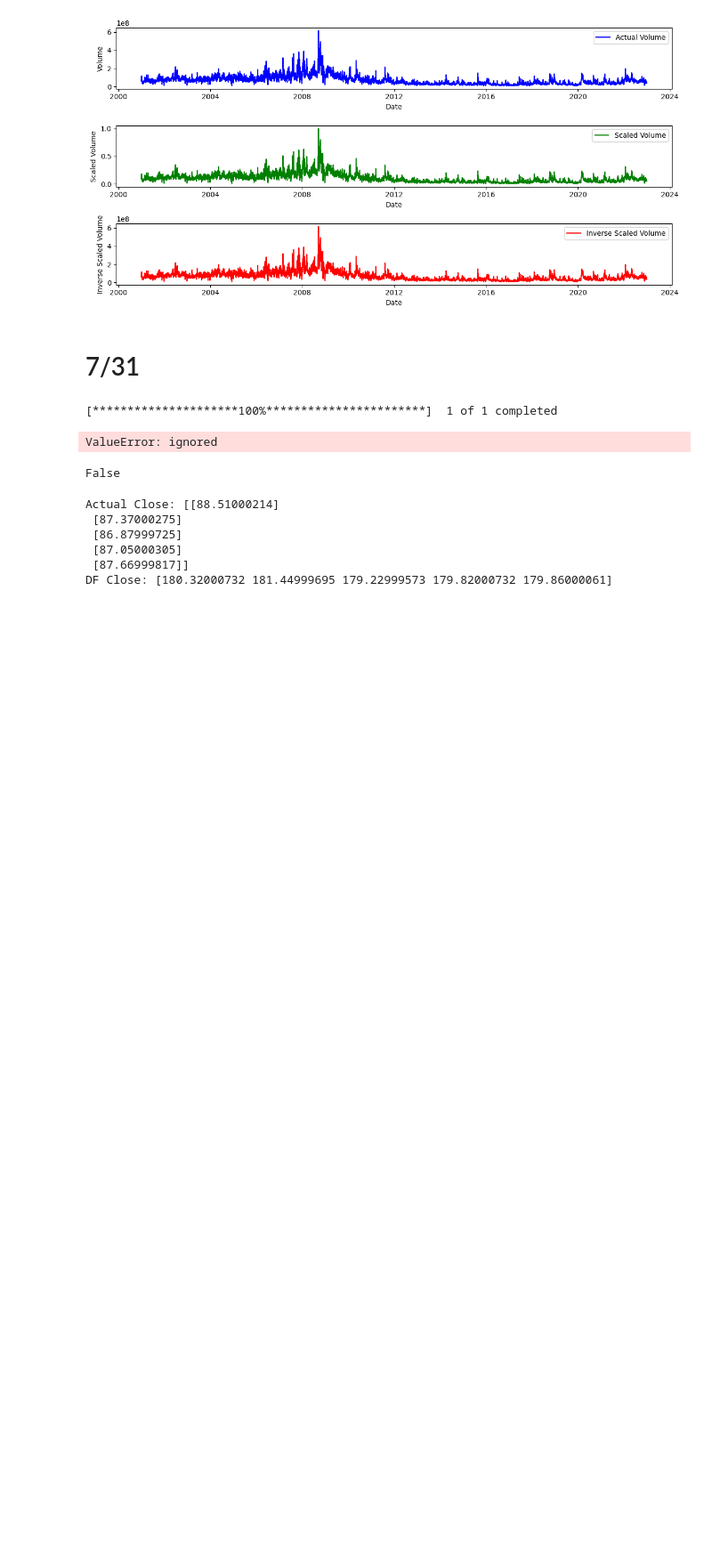
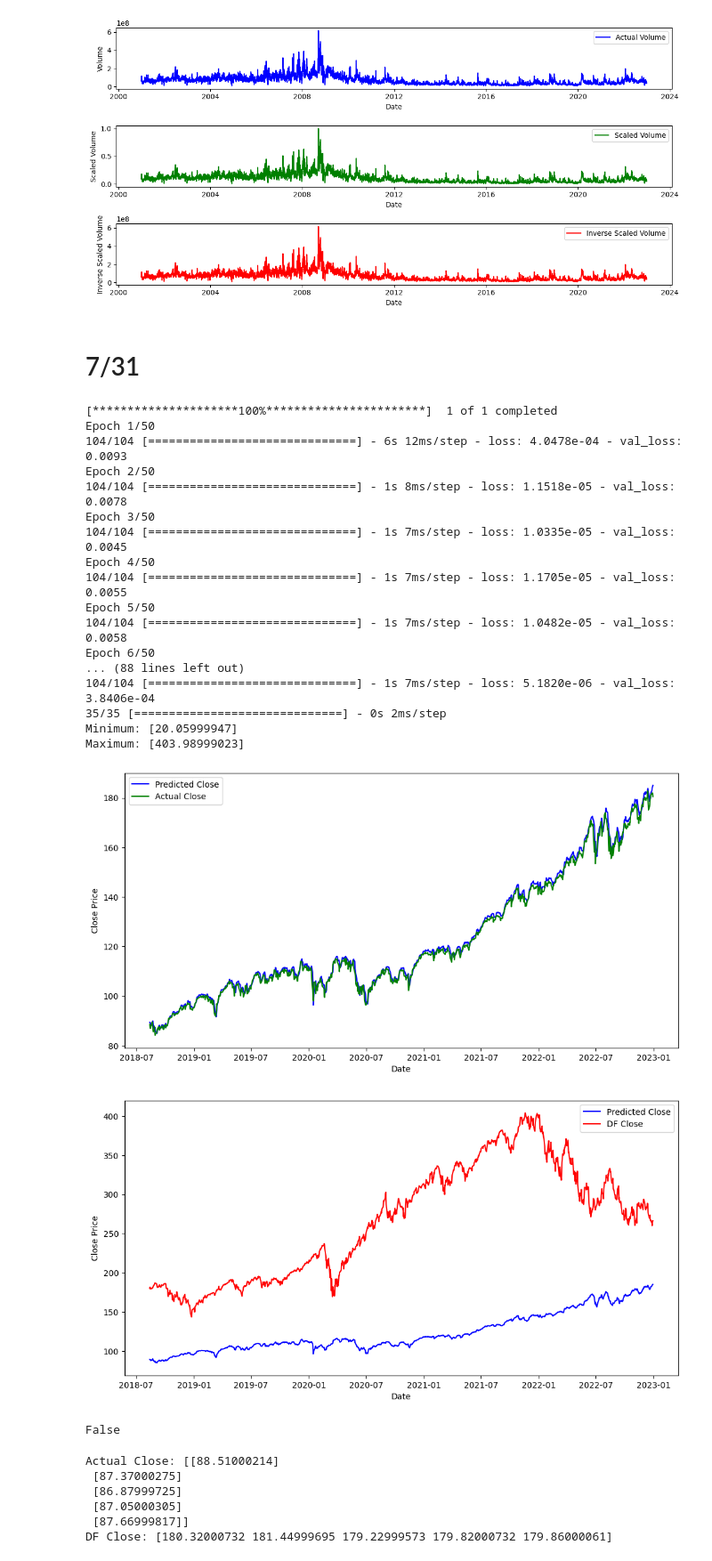
Before and after one commit to yunmokoo/SPY-Forecast_MARS_LSTM, a Jupyter notebook: SPY.ipynb, the cells around one changed output. Shown at 89% size. Saved outputs shown, nothing was run; the diff lists cells and outputs as text; code cells hidden in the pictures; blank space fills up the shorter version.

```diff
--- a/SPY.ipynb
+++ b/SPY.ipynb
@@ -462,15 +462,15 @@ target = df['Close']
 
 
 scaler = MinMaxScaler()
-'''
+
 # Feature scaling
 
-features_fit = scaler.fit(features)
-features_transform = scaler.transform(features)
+features_scaled = scaler.fit_transform(features)
 
-target_fit = scaler.fit_transform(target.values.reshape(-1, 1))
-target_transform = scaler.transform(target.values.reshape(-1, 1))
-'''
+
+target_scaled = scaler.fit_transform(target.values.reshape(-1, 1))
+
+
 
 
 def initiate_seq(data, target, seq_len):
@@ -482,7 +482,7 @@ def initiate_seq(data, target, seq_len):
 
 seq_len = 10
 
-X, y = initiate_seq(features, target, seq_len)
+X, y = initiate_seq(features_scaled, target_scaled, seq_len)
 #X, y = initiate_seq(features, target, seq_len)
 
 
@@ -504,15 +504,6 @@ X_val = X[-val_size:]
 y_val = y[-val_size:]
 
 
-#scaling after
-X_train = scaler.fit_transform(X_train)
-y_train = scaler.fit_transform(y_train)
-
-X_test = scaler.fit_transform(X_test)
-y_test = scaler.fit_transform(y_test)
-
-X_val = scaler.fit_transform(X_val)
-y_val = scaler.fit_transform(y_val)
 
 
 # LSTM model
@@ -529,34 +520,57 @@ model.add(Dense(1))
 
 model.compile(optimizer='adam', loss='mse')
 
 # Model training
 history = model.fit(X_train, y_train, epochs=50, batch_size=32, validation_data=(X_val, y_val), verbose=1)
 
 # Prediction and inverse scaling
+
 predicted_scaled = model.predict(X_test)
 predicted_close = scaler.inverse_transform(predicted_scaled)
+print("Minimum:", scaler.data_min_)
+print("Maximum:", scaler.data_max_)
+
 actual_close = scaler.inverse_transform(y_test)
+
+
 
 # Plotting the predicted vs actual close prices
 plt.figure(figsize=(12, 6))
 plt.plot(df.index[-len(predicted_close):], predicted_close[:, 0], label='Predicted Close', color='b')
 plt.plot(df.index[-len(predicted_close):], actual_close[:, 0], label='Actual Close', color='g')
 plt.xlabel('Date')
 plt.ylabel('Close Price')
 plt.legend()
 plt.show()
 
 # Plot predicted and raw df
 plt.figure(figsize=(12, 6))
 plt.plot(df.index[-len(predicted_close):], predicted_close[:, 0], label='Predicted Close', color='b')
 plt.plot(df.index[-len(actual_close):], df['Close'][-len(actual_close):], label='DF Close', color='r')
 plt.xlabel('Date')
 plt.ylabel('Close Price')
 plt.legend()
 plt.show()
 # %% [output]
 [*********************100%***********************]  1 of 1 completed
+Epoch 1/50
+104/104 [==============================] - 6s 12ms/step - loss: 4.0478e-04 - val_loss: 0.0093
+Epoch 2/50
+104/104 [==============================] - 1s 8ms/step - loss: 1.1518e-05 - val_loss: 0.0078
+Epoch 3/50
+104/104 [==============================] - 1s 7ms/step - loss: 1.0335e-05 - val_loss: 0.0045
+Epoch 4/50
+104/104 [==============================] - 1s 7ms/step - loss: 1.1705e-05 - val_loss: 0.0055
+Epoch 5/50
+104/104 [==============================] - 1s 7ms/step - loss: 1.0482e-05 - val_loss: 0.0058
+Epoch 6/50
+... (88 lines left out)
+104/104 [==============================] - 1s 7ms/step - loss: 5.1820e-06 - val_loss: 3.8406e-04
+35/35 [==============================] - 0s 2ms/step
+Minimum: [20.05999947]
+Maximum: [403.98999023]
-ValueError: ignored
+[figure, added]
+[figure, added]
 # %%
 # Check if actual_close and df['Close'] are the same
 print(np.allclose(actual_close, df['Close'][-len(actual_close):].values))
```
Also changed, not shown: parts of 2 cells of this notebook.
